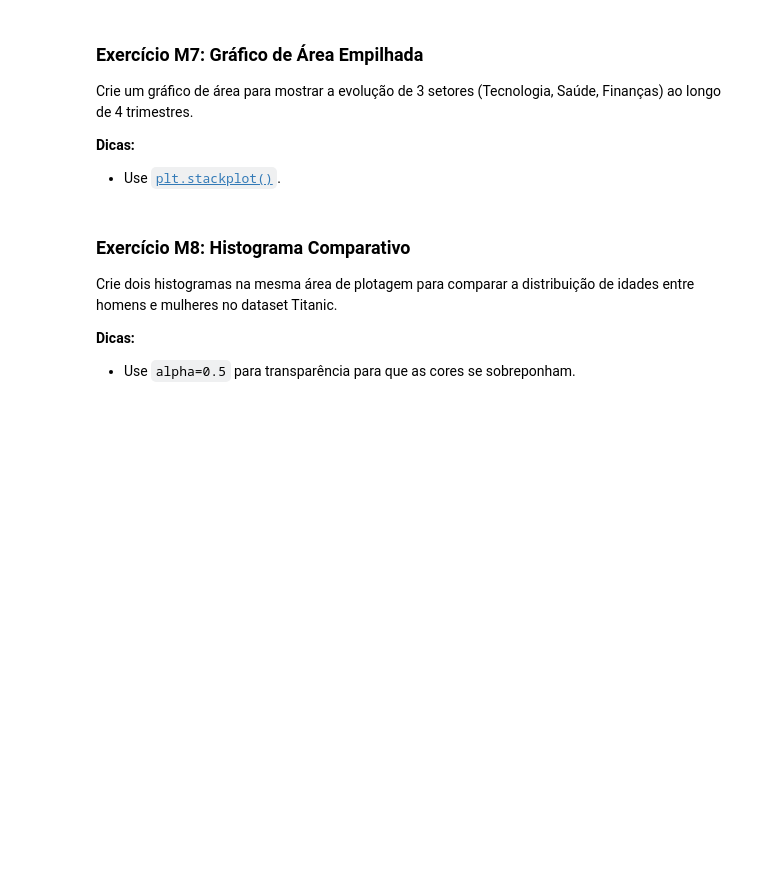
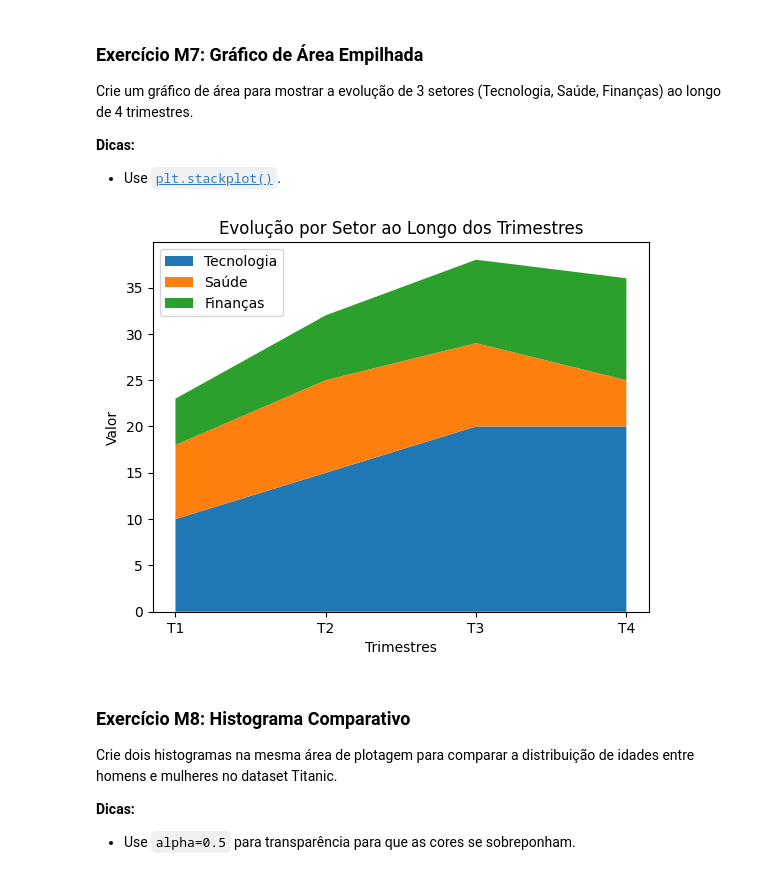
Before and after one commit to viktoruebelhart/pos_facens, a Jupyter notebook: Aula_3_Visualização_de_Dados.ipynb, the cells around one changed output. Cells and saved outputs as stored; diff of their text form; code cells hidden in the pictures; blank space fills up the shorter version.

```diff
--- a/Aula_3_Visualização_de_Dados.ipynb
+++ b/Aula_3_Visualização_de_Dados.ipynb
@@ -288,3 +345,28 @@ Crie um gráfico de área para mostrar a evolução de 3 setores (Tecnologia, Sa
+# %%
+# Escreva aqui
+# Dados
+trimestres = ['T1', 'T2', 'T3', 'T4']
+
+tecnologia = [10, 15, 20, 20]
+saude = [8, 10, 9, 5]
+financas = [5, 7, 9, 11]
+
+# Gráfico
+plt.stackplot(trimestres,
+              tecnologia,
+              saude,
+              financas,
+              labels=['Tecnologia', 'Saúde', 'Finanças'])
+
+# Título
+plt.title('Evolução por Setor ao Longo dos Trimestres')
+plt.xlabel('Trimestres')
+plt.ylabel('Valor')
+plt.legend(loc='upper left')
+
+plt.show()
+# %% [output]
+[figure, added]
 # %% [markdown]
 ### Exercício M8: Histograma Comparativo
 Crie dois histogramas na mesma área de plotagem para comparar a distribuição de idades entre homens e mulheres no dataset Titanic.
```
Also changed, not shown: parts of 10 cells of this notebook.
